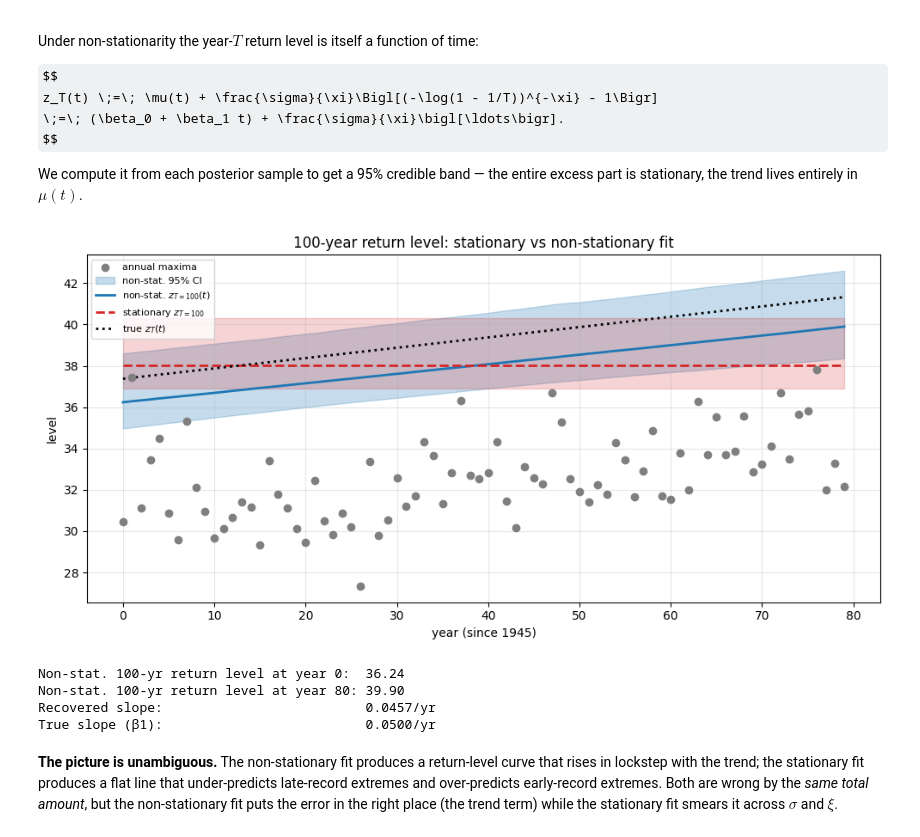
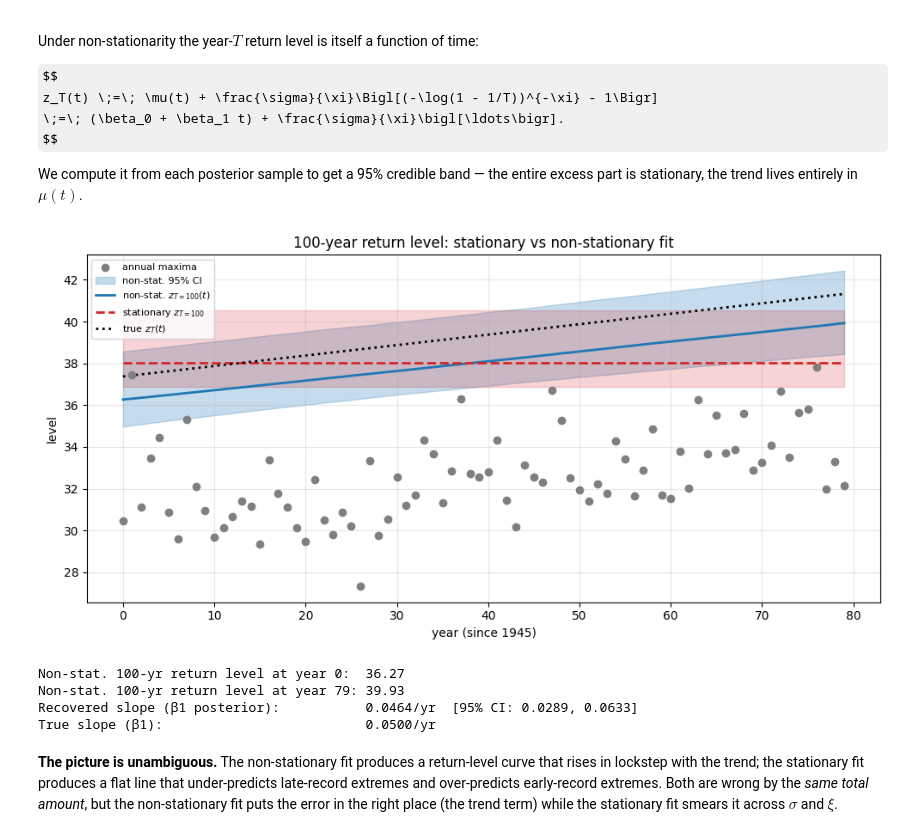
Before and after one commit to jejjohnson/xtremax, a Jupyter notebook: docs/notebooks/evt_nonstat_parametric.ipynb, the cells around one changed output. Cells and saved outputs as stored; diff of their text form; code cells hidden in the pictures; some formulas as TeX source.

```diff
--- a/docs/notebooks/evt_nonstat_parametric.ipynb
+++ b/docs/notebooks/evt_nonstat_parametric.ipynb
@@ -65,7 +65,6 @@ from xtremax.distributions import GeneralizedExtremeValueDistribution
 from xtremax.extraction import temporal_block_maxima
 
 
-numpyro.set_host_device_count(2)
 KEY = jax.random.PRNGKey(0)
 # %%
 import importlib.util
@@ -225,7 +224,7 @@ def gevd_stationary(maxima, mu_loc, sigma_scale):
 mu_loc_data = float(jnp.mean(maxima))
 sigma_loc_data = float(jnp.std(maxima))
 
-kernel_s = NUTS(gevd_stationary, target_accept_prob=0.95, init_strategy=init_to_median)
+kernel_s = NUTS(gevd_stationary, target_accept_prob=0.99, init_strategy=init_to_median)
 mcmc_s = MCMC(
     kernel_s, num_warmup=1500, num_samples=2000, num_chains=2, progress_bar=False
 )
@@ -273,7 +272,7 @@ def gevd_nonstat(maxima, years, mu_loc):
     )
 
 
-kernel_ns = NUTS(gevd_nonstat, target_accept_prob=0.95, init_strategy=init_to_median)
+kernel_ns = NUTS(gevd_nonstat, target_accept_prob=0.99, init_strategy=init_to_median)
 mcmc_ns = MCMC(
     kernel_ns, num_warmup=1500, num_samples=2000, num_chains=2, progress_bar=False
 )
@@ -438,40 +437,48 @@ ax.plot(
     label=rf"non-stat. $z_{{T={T:.0f}}}(t)$",
 )
 ax.fill_between(
     np.asarray(t_grid),
     np.asarray(jnp.quantile(zT_s, 0.025, axis=0)),
     np.asarray(jnp.quantile(zT_s, 0.975, axis=0)),
     color="tab:red",
     alpha=0.2,
 )
 ax.plot(
     np.asarray(t_grid),
     np.asarray(jnp.median(zT_s, axis=0)),
     color="tab:red",
     lw=2,
     ls="--",
     label=rf"stationary $z_{{T={T:.0f}}}$",
 )
 ax.plot(np.asarray(t_grid), zT_true, color="black", lw=2, ls=":", label="true $z_T(t)$")
 ax.set_xlabel("year (since 1945)")
 ax.set_ylabel("level")
 ax.set_title("100-year return level: stationary vs non-stationary fit")
 ax.grid(True, alpha=0.3)
 ax.legend(fontsize=8, loc="upper left")
 plt.tight_layout()
 plt.show()
 
+t_first = float(t_grid[0])
+t_last = float(t_grid[-1])
 z_start = float(jnp.median(zT_ns[:, 0]))
 z_end = float(jnp.median(zT_ns[:, -1]))
-print(f"Non-stat. 100-yr return level at year 0:  {z_start:.2f}")
-print(f"Non-stat. 100-yr return level at year 80: {z_end:.2f}")
-print(f"Recovered slope:                          {(z_end - z_start) / N_YEARS:.4f}/yr")
+slope_med = float(jnp.median(posterior_ns["beta1"]))
+slope_lo = float(jnp.quantile(posterior_ns["beta1"], 0.025))
+slope_hi = float(jnp.quantile(posterior_ns["beta1"], 0.975))
+print(f"Non-stat. 100-yr return level at year {t_first:.0f}:  {z_start:.2f}")
+print(f"Non-stat. 100-yr return level at year {t_last:.0f}: {z_end:.2f}")
+print(
+    f"Recovered slope (β1 posterior):           "
+    f"{slope_med:.4f}/yr  [95% CI: {slope_lo:.4f}, {slope_hi:.4f}]"
+)
 print(f"True slope (β1):                          {BETA1_TRUE:.4f}/yr")
 # %% [output]
-[figure, old version]
+[figure, new version]
-Non-stat. 100-yr return level at year 0:  36.24
-Non-stat. 100-yr return level at year 80: 39.90
-Recovered slope:                          0.0457/yr
+Non-stat. 100-yr return level at year 0:  36.27
+Non-stat. 100-yr return level at year 79: 39.93
+Recovered slope (β1 posterior):           0.0464/yr  [95% CI: 0.0289, 0.0633]
 True slope (β1):                          0.0500/yr
 # %% [markdown]
 **The picture is unambiguous.** The non-stationary fit produces a return-level curve that rises in lockstep with the trend; the stationary fit produces a flat line that under-predicts late-record extremes and over-predicts early-record extremes. Both are wrong by the *same total amount*, but the non-stationary fit puts the error in the right place (the trend term) while the stationary fit smears it across $\sigma$ and $\xi$.
```
Also changed, not shown: parts of 5 cells of this notebook.
